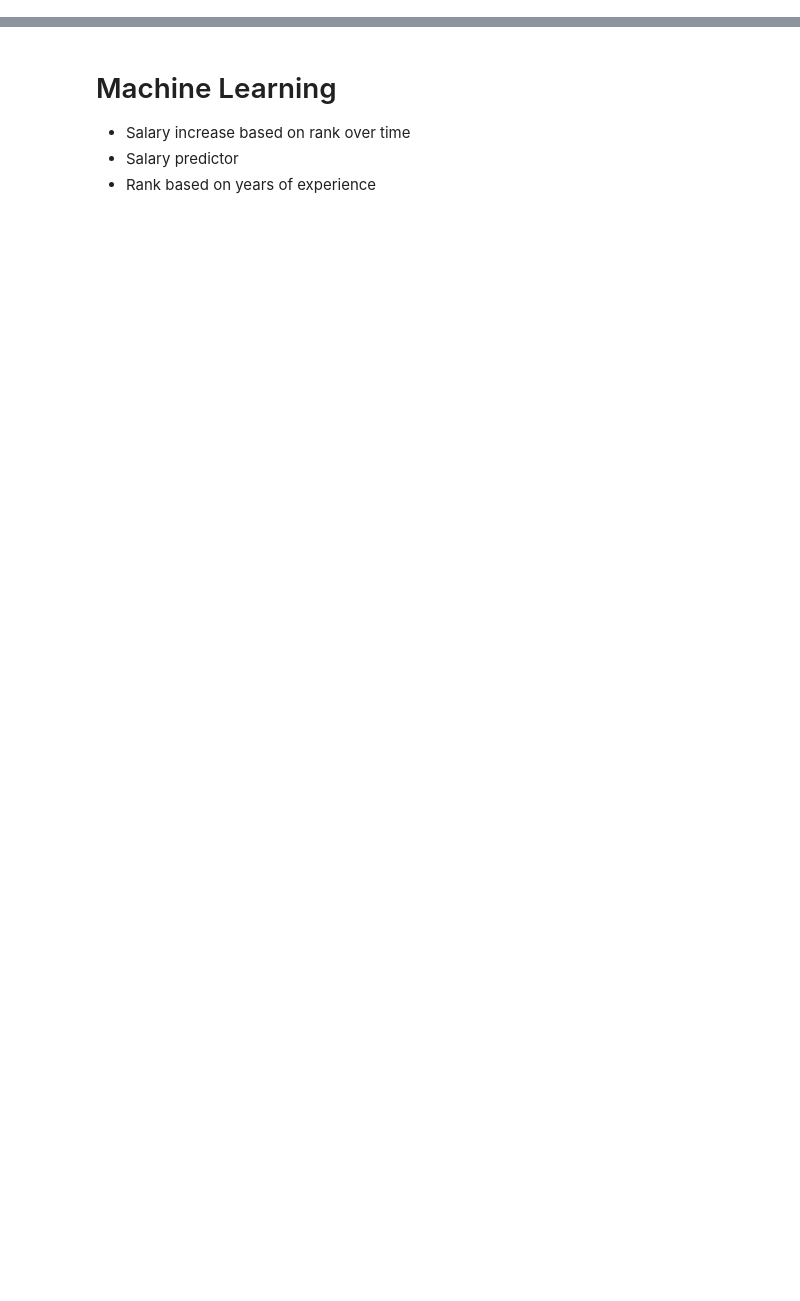
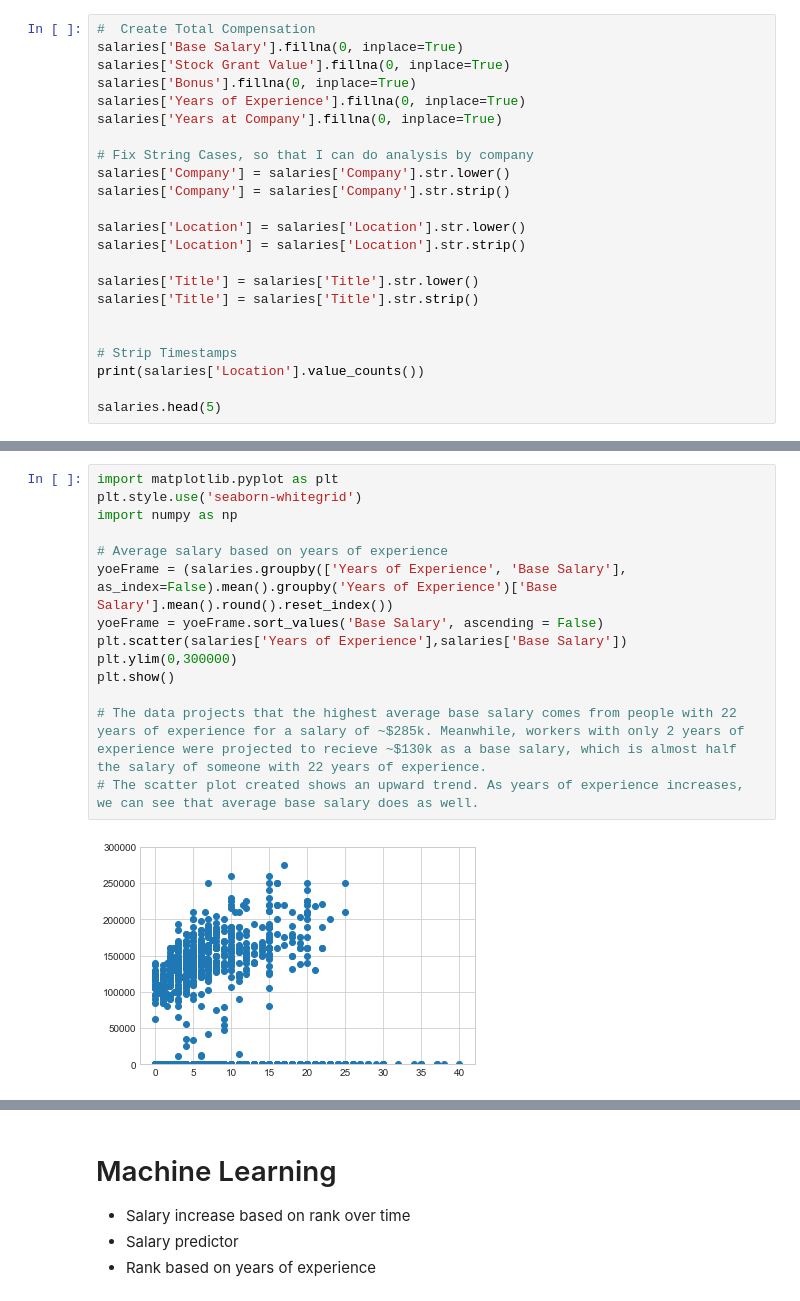
Before and after one commit to echanakira/Salary-Data-Analysis, a Jupyter notebook: Final.ipynb, the cells around one changed output, grey strips where cells are left out. Drawn from its saved outputs; the diff is of its cells as text; blank space fills up the shorter version.

```diff
--- a/Final.ipynb
+++ b/Final.ipynb
@@ -22,2 +28,25 @@ salaries.head(10)
 - Drop comments
 - Add Total Comp Column (Exlcuding Shares)
+# %%
+#  Create Total Compensation
+salaries['Base Salary'].fillna(0, inplace=True)
+salaries['Stock Grant Value'].fillna(0, inplace=True)
+salaries['Bonus'].fillna(0, inplace=True)
+salaries['Years of Experience'].fillna(0, inplace=True)
+salaries['Years at Company'].fillna(0, inplace=True)
+
+# Fix String Cases, so that I can do analysis by company
+salaries['Company'] = salaries['Company'].str.lower()
+salaries['Company'] = salaries['Company'].str.strip()
+
+salaries['Location'] = salaries['Location'].str.lower()
+salaries['Location'] = salaries['Location'].str.strip()
+
+salaries['Title'] = salaries['Title'].str.lower()
+salaries['Title'] = salaries['Title'].str.strip()
+
+
+# Strip Timestamps
+print(salaries['Location'].value_counts())
+
+salaries.head(5)
@@ -29,0 +97,16 @@ salaries.head(10)
+# %%
+import matplotlib.pyplot as plt
+plt.style.use('seaborn-whitegrid')
+import numpy as np
+
+# Average salary based on years of experience
+yoeFrame = (salaries.groupby(['Years of Experience', 'Base Salary'], as_index=False).mean().groupby('Years of Experience')['Base Salary'].mean().round().reset_index())
+yoeFrame = yoeFrame.sort_values('Base Salary', ascending = False)
+plt.scatter(salaries['Years of Experience'],salaries['Base Salary'])
+plt.ylim(0,300000)
+plt.show()
+
+# The data projects that the highest average base salary comes from people with 22 years of experience for a salary of ~$285k. Meanwhile, workers with only 2 years of experience were projected to recieve ~$130k as a base salary, which is almost half the salary of someone with 22 years of experience.
+# The scatter plot created shows an upward trend. As years of experience increases, we can see that average base salary does as well.
+# %% [output]
+[figure, added]
```
Also changed, not shown: parts of 9 cells of this notebook.
